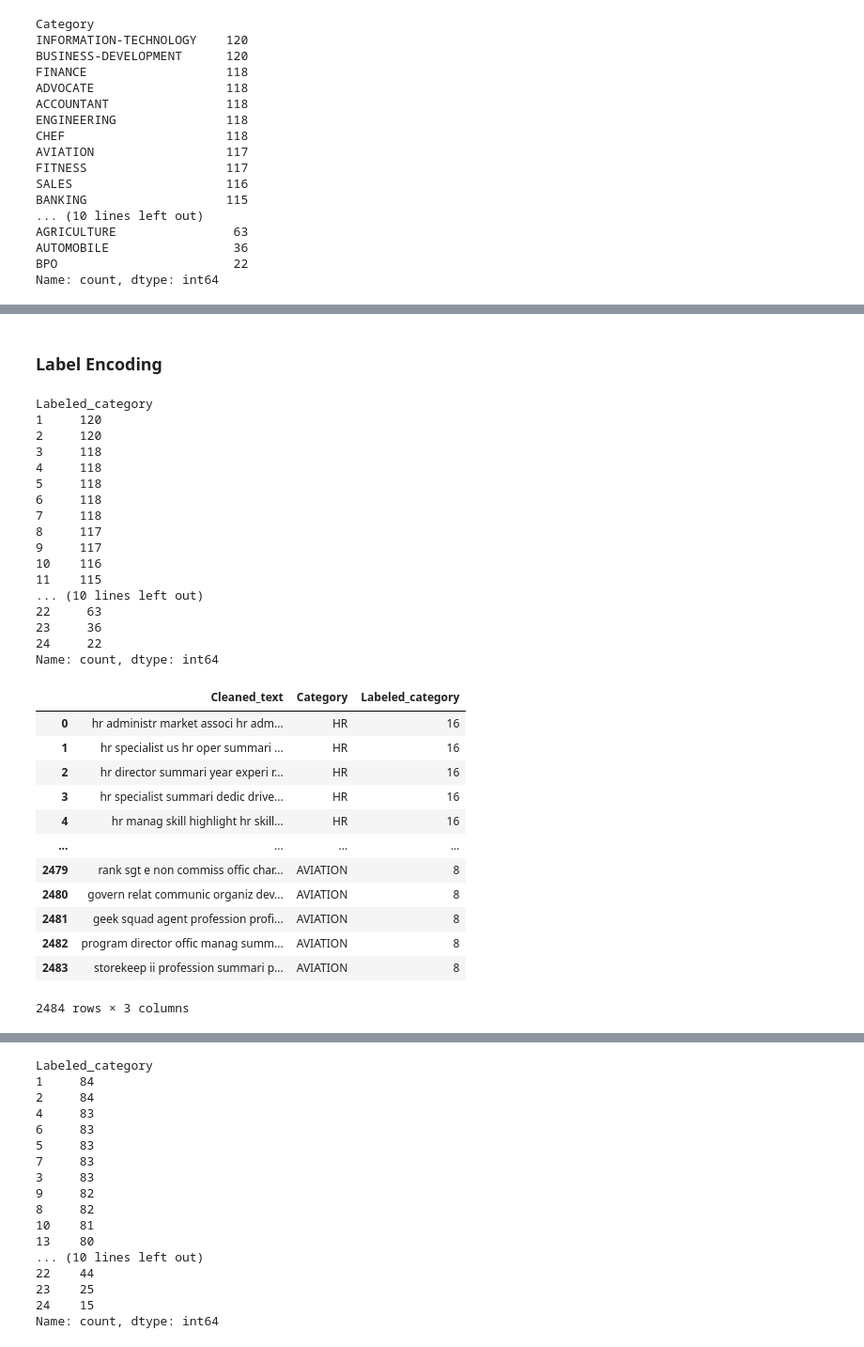
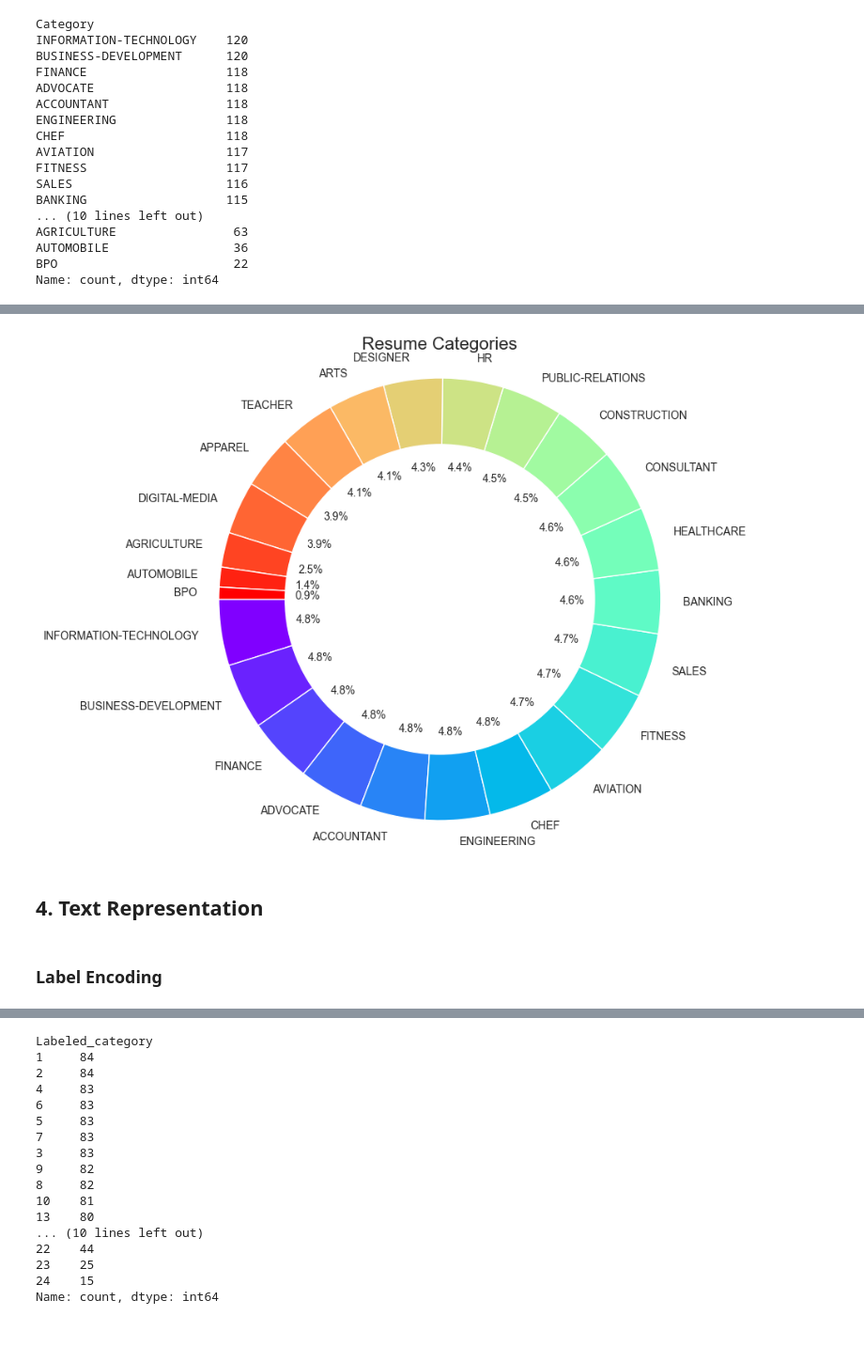
Before and after one commit to aymanrafif/Resume-Classification-Using-Machine-Learning-Models, a Jupyter notebook: Resume Classification Using Machine Learning Models.ipynb, the cells around one changed output, grey strips where cells are left out. Shown at 94% size. Cells and saved outputs as stored; diff of their text form; code cells hidden in the pictures.

```diff
--- a/Resume Classification Using Machine Learning Models.ipynb
+++ b/Resume Classification Using Machine Learning Models.ipynb
@@ -192,3 +229,27 @@ Name: count, dtype: int64
+# %%
+colors = plt.cm.rainbow(np.linspace(0, 1, len(category_counts.index)))
+
+plt.figure(figsize=(12, 8))
+plt.pie(category_counts,
+        labels=category_counts.index,
+        autopct='%1.1f%%',
+        shadow=False,
+        colors=colors,
+        startangle=180,
+        textprops={'fontsize': 10})
+
+centre_circle = plt.Circle((0, 0), 0.70, fc='white')
+fig = plt.gcf()
+fig.gca().add_artist(centre_circle)
+
+plt.axis('equal')
+
+plt.title("Resume Categories", fontsize=16)
+plt.show()
+# %% [output]
+[figure, added]
+# %% [markdown]
+## 4. Text Representation
 # %% [markdown]
 ### Label Encoding
 # %%
@@ -220,40 +281,4 @@ label_to_numeric = {
 }
 
 df_cleaned['Labeled_category'] = df_cleaned['Category'].map(label_to_numeric)
-# %%
-df_cleaned['Labeled_category'].value_counts()
-# %% [output]
-Labeled_category
-1     120
-2     120
-3     118
-4     118
-5     118
-6     118
-7     118
-8     117
-9     117
-10    116
-11    115
-... (10 lines left out)
-22     63
-23     36
-24     22
-Name: count, dtype: int64
-# %%
-df_cleaned
-# %% [output]
-|  | Cleaned_text | Category | Labeled_category |
-| 0 | hr administr market associ hr adm... | HR | 16 |
-| 1 | hr specialist us hr oper summari ... | HR | 16 |
-| 2 | hr director summari year experi r... | HR | 16 |
-| 3 | hr specialist summari dedic drive... | HR | 16 |
-| 4 | hr manag skill highlight hr skill... | HR | 16 |
-| ... | ... | ... | ... |
-| 2479 | rank sgt e non commiss offic char... | AVIATION | 8 |
-| 2480 | govern relat communic organiz dev... | AVIATION | 8 |
-| 2481 | geek squad agent profession profi... | AVIATION | 8 |
-| 2482 | program director offic manag summ... | AVIATION | 8 |
-| 2483 | storekeep ii profession summari p... | AVIATION | 8 |
-2484 rows × 3 columns
 # %% [markdown]
```
Also changed, not shown: parts of 37 cells of this notebook.
